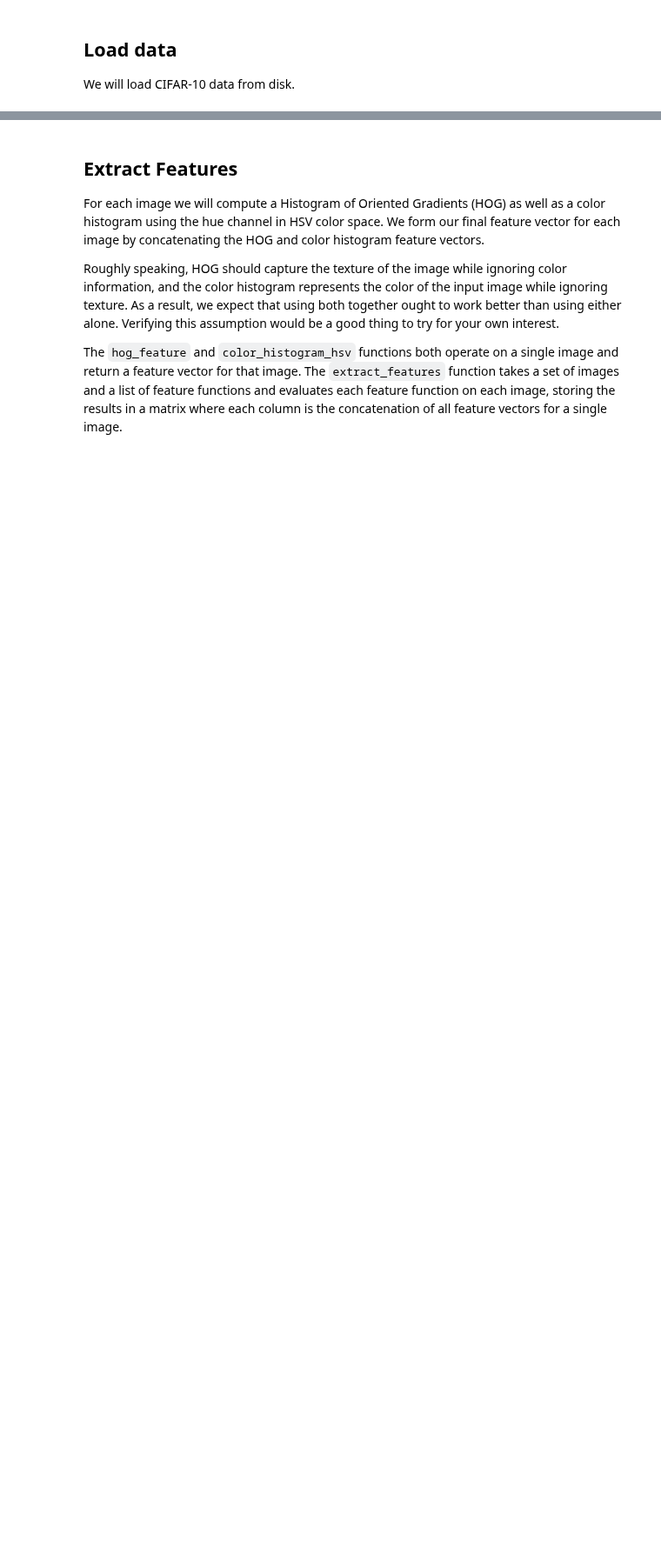
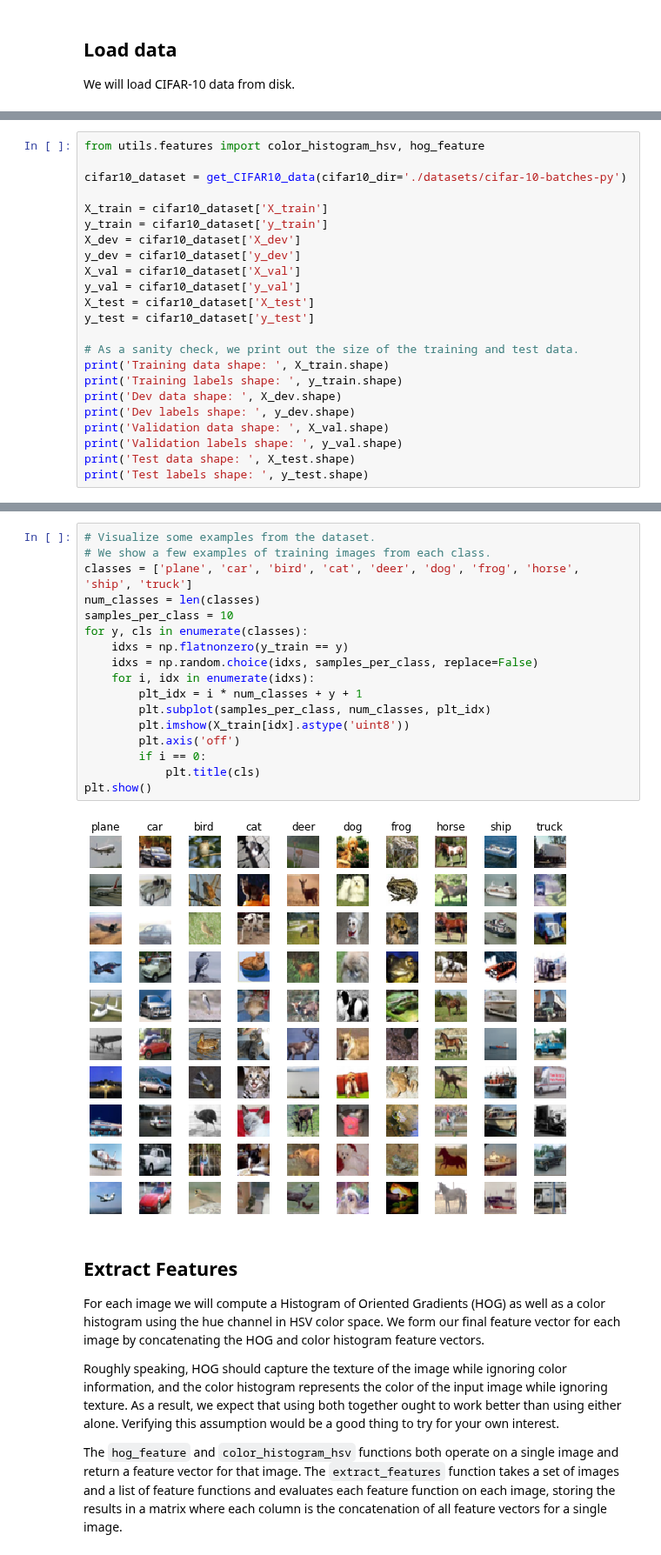
Before and after one commit to pedro-abundio-wang/computer-vision, a Jupyter notebook: notebooks/convolutional-neural-networks-for-visual-recognition/01_image_classification/06_features.ipynb, the cells around one changed output, grey strips where cells are left out. Shown at 87% size. Cells and saved outputs as stored; diff of their text form; blank space fills up the shorter version.

```diff
--- a/notebooks/convolutional-neural-networks-for-visual-recognition/01_image_classification/06_features.ipynb
+++ b/notebooks/convolutional-neural-networks-for-visual-recognition/01_image_classification/06_features.ipynb
@@ -54,0 +28,23 @@ X_train, y_train, X_val, y_val, X_test, y_test = get_CIFAR10_data()
+# %%
+from utils.features import color_histogram_hsv, hog_feature
+
+cifar10_dataset = get_CIFAR10_data(cifar10_dir='./datasets/cifar-10-batches-py')
+
+X_train = cifar10_dataset['X_train']
+y_train = cifar10_dataset['y_train']
+X_dev = cifar10_dataset['X_dev']
+y_dev = cifar10_dataset['y_dev']
+X_val = cifar10_dataset['X_val']
+y_val = cifar10_dataset['y_val']
+X_test = cifar10_dataset['X_test']
+y_test = cifar10_dataset['y_test']
+
+# As a sanity check, we print out the size of the training and test data.
+print('Training data shape: ', X_train.shape)
+print('Training labels shape: ', y_train.shape)
+print('Dev data shape: ', X_dev.shape)
+print('Dev labels shape: ', y_dev.shape)
+print('Validation data shape: ', X_val.shape)
+print('Validation labels shape: ', y_val.shape)
+print('Test data shape: ', X_test.shape)
+print('Test labels shape: ', y_test.shape)
@@ -55,3 +60,22 @@ X_train, y_train, X_val, y_val, X_test, y_test = get_CIFAR10_data()
+# %%
+# Visualize some examples from the dataset.
+# We show a few examples of training images from each class.
+classes = ['plane', 'car', 'bird', 'cat', 'deer', 'dog', 'frog', 'horse', 'ship', 'truck']
+num_classes = len(classes)
+samples_per_class = 10
+for y, cls in enumerate(classes):
+    idxs = np.flatnonzero(y_train == y)
+    idxs = np.random.choice(idxs, samples_per_class, replace=False)
+    for i, idx in enumerate(idxs):
+        plt_idx = i * num_classes + y + 1
+        plt.subplot(samples_per_class, num_classes, plt_idx)
+        plt.imshow(X_train[idx].astype('uint8'))
+        plt.axis('off')
+        if i == 0:
+            plt.title(cls)
+plt.show()
+# %% [output]
+[figure, added]
 # %% [markdown]
 ## Extract Features
 For each image we will compute a Histogram of Oriented
```
Also changed, not shown: parts of 9 cells of this notebook, 1 other file.
